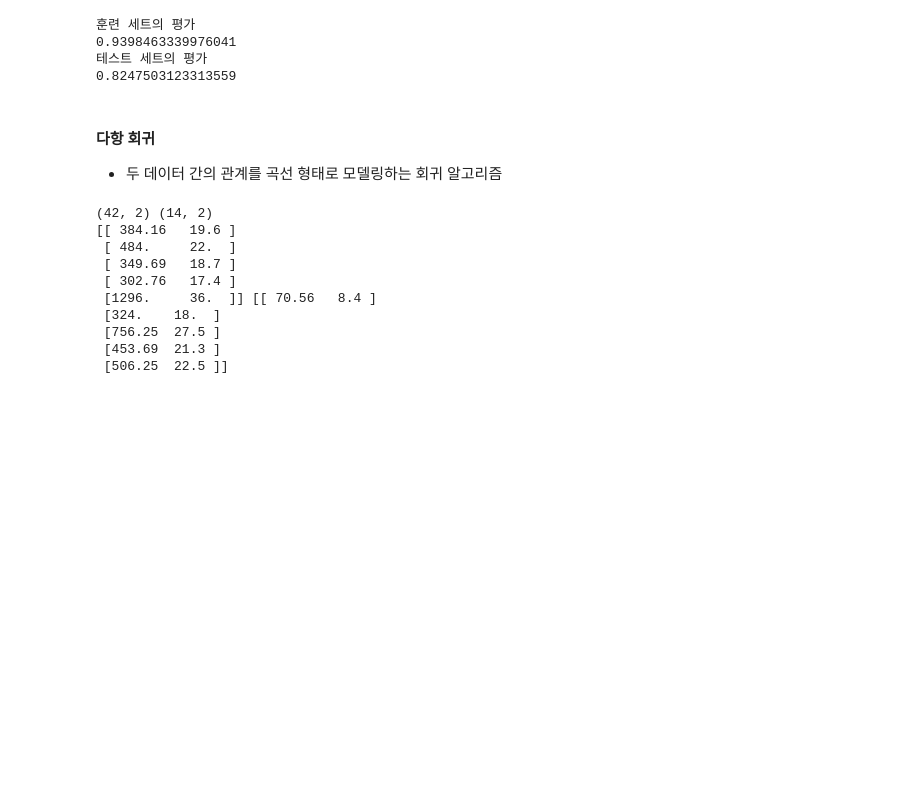
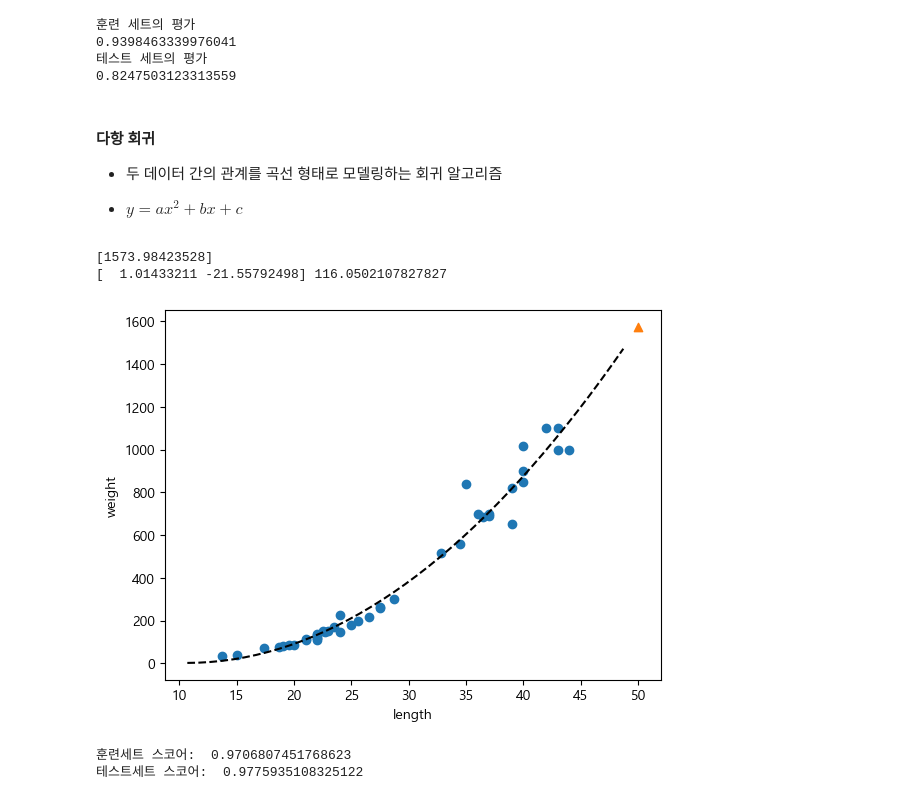
Before and after one commit to yccho1004/pythonBasic, a Jupyter notebook: HonGong-ML-DL_py/basics.ipynb, the cells around one changed output. Cells and saved outputs as stored; diff of their text form; code cells hidden in the pictures; blank space fills up the shorter version.

```diff
--- a/HonGong-ML-DL_py/basics.ipynb
+++ b/HonGong-ML-DL_py/basics.ipynb
@@ -194,6 +194,11 @@ lr.fit(train_input, train_target)
 print("a=", lr.coef_, "b=", lr.intercept_)
 
 import matplotlib.pyplot as plt
+import seaborn as sns
+# [필수] 마이너스 기호가 깨지는 현상 방지 설정
+plt.rcParams['axes.unicode_minus'] = False
+plt.rcParams['font.family'] = 'Malgun Gothic'
+
 plt.scatter(train_input, train_target) #target은 weight를 의미함
 plt.plot([15,50],[15*lr.coef_+lr.intercept_, 50*lr.coef_+lr.intercept_])
 plt.scatter(50, 1241.8, marker="^")
@@ -216,19 +221,32 @@ a= [39.01714496] b= -709.0186449535477
 # %% [markdown]
 #### 다항 회귀
 * 두 데이터 간의 관계를 곡선 형태로 모델링하는 회귀 알고리즘
+
+* $y=ax^2 + bx + c$
 # %%
 train_poly = np.column_stack((train_input**2, train_input))
 test_poly = np.column_stack((test_input**2, test_input))
 #print(train_poly.shape, test_poly.shape)
 #print(train_poly[:5, :], test_poly[:5, :])
+
+lr = LinearRegression()
+lr.fit(train_poly, train_target)
+print(lr.predict([[50**2, 50]]))
+print(lr.coef_, lr.intercept_)
+
+point = np.arange(np.min(train_input)-3, np.max(train_input)+5)
+plt.scatter(train_input, train_target)
+plt.plot(point, lr.coef_[0]*point**2+lr.coef_[1]*point+lr.intercept_, linestyle="dashed", color="black")
+#plt.plot(point, 1.01*point**2-21.6*point+116.05)
+plt.scatter(50, 1574, marker="^")
+plt.xlabel("length")
+plt.ylabel("weight")
+plt.show()
+print("훈련세트 스코어: ", lr.score(train_poly, train_target))
+print("테스트세트 스코어: ", lr.score(test_poly, test_target))
 # %% [output]
-(42, 2) (14, 2)
-[[ 384.16   19.6 ]
- [ 484.     22.  ]
- [ 349.69   18.7 ]
- [ 302.76   17.4 ]
- [1296.     36.  ]] [[ 70.56   8.4 ]
- [324.    18.  ]
- [756.25  27.5 ]
- [453.69  21.3 ]
- [506.25  22.5 ]]
+[1573.98423528]
+[  1.01433211 -21.55792498] 116.0502107827827
+[figure, added]
+훈련세트 스코어:  0.9706807451768623
+테스트세트 스코어:  0.9775935108325122
```
Also changed, not shown: parts of 18 cells of this notebook, 1 other file.
